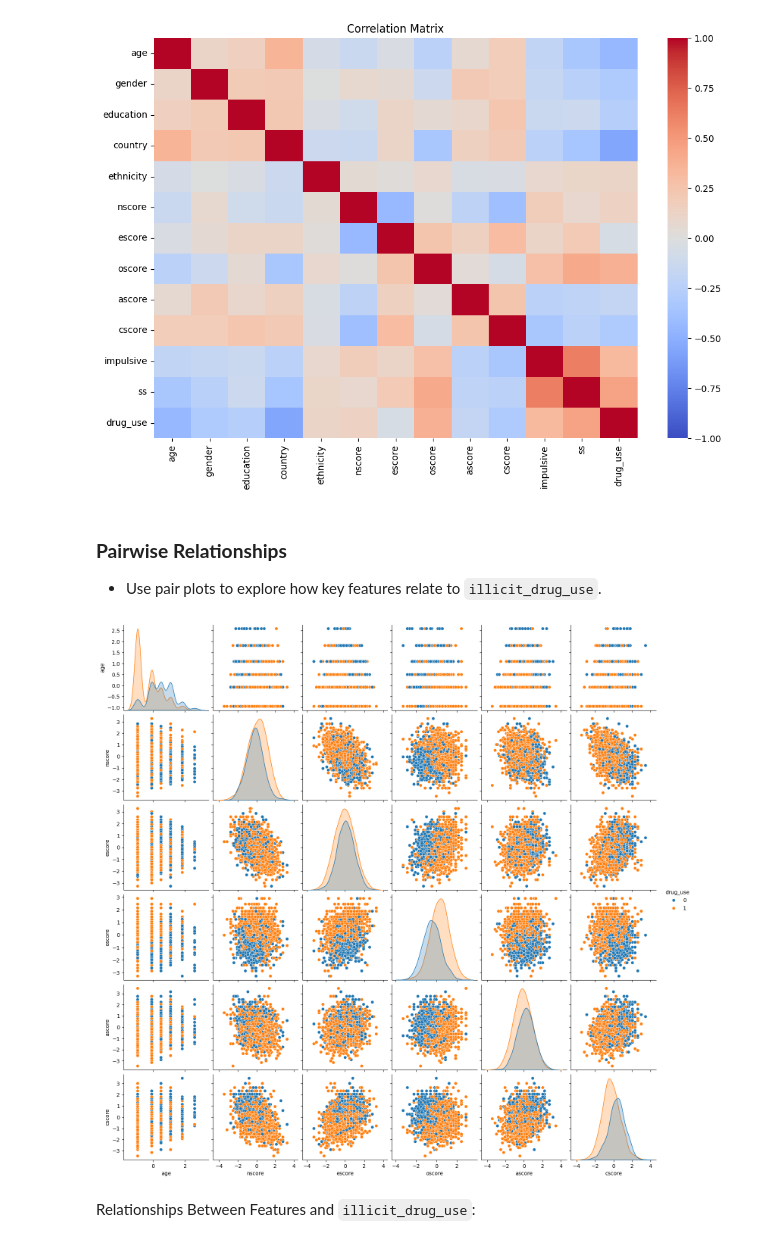
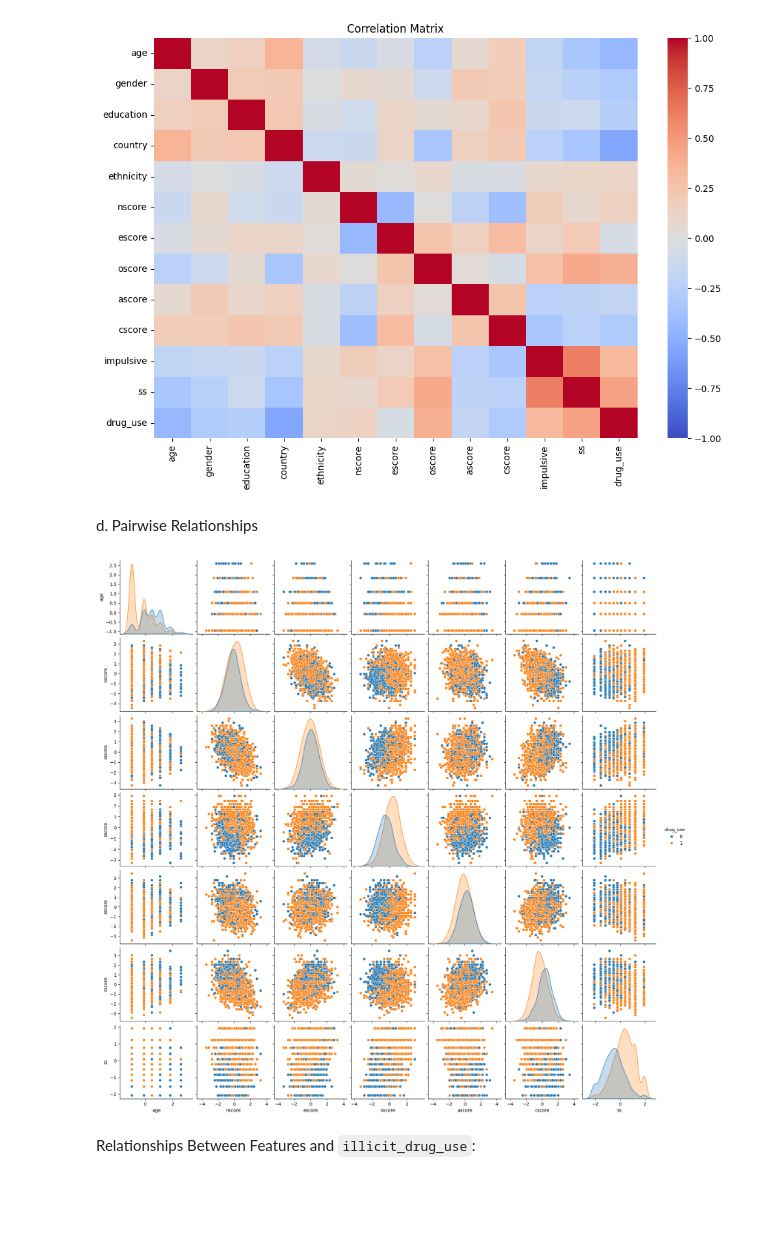
Before and after one commit to rohanxavier33/finalDrug, a Jupyter notebook: finalDrug.ipynb, the cells around one changed output. Drawn from its saved outputs; the diff is of its cells as text; code cells hidden in the pictures; blank space fills up the shorter version.

```diff
--- a/finalDrug.ipynb
+++ b/finalDrug.ipynb
@@ -440,17 +452,15 @@ plt.title("Correlation Matrix")
 plt.show()
 # %% [output]
 [figure]
-# %% [markdown]
-### **Pairwise Relationships**
-
--   Use pair plots to explore how key features relate to `illicit_drug_use`.
+# %% [markdown]
+d. Pairwise Relationships
 # %%
 # Pair plot for selected features
-selected_features = ['age', 'nscore', 'escore', 'oscore', 'ascore', 'cscore', 'drug_use']
+selected_features = ['age', 'nscore', 'escore', 'oscore', 'ascore', 'cscore', 'drug_use','ss']
 sns.pairplot(df[selected_features], hue='drug_use', diag_kind='kde')
 plt.show()
 # %% [output]
-[figure, old version]
+[figure, new version]
 # %% [markdown]
 Relationships Between Features and `illicit_drug_use`:
 # %%
```
Also changed, not shown: parts of 52 cells of this notebook, 1 other file.
